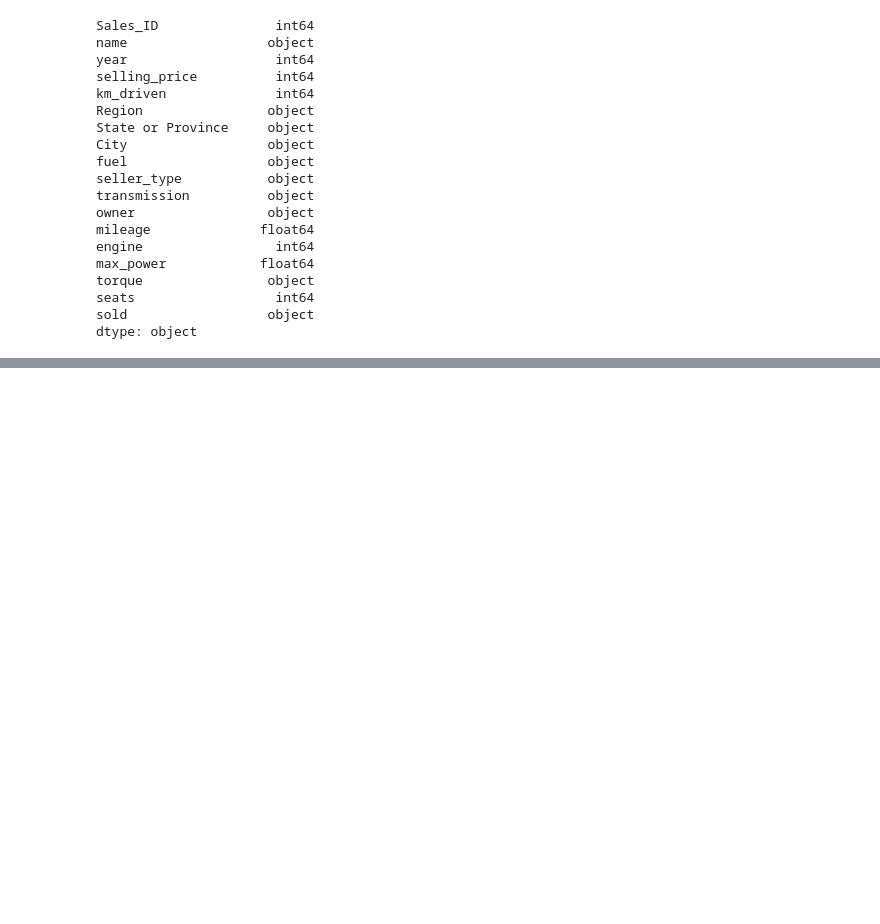
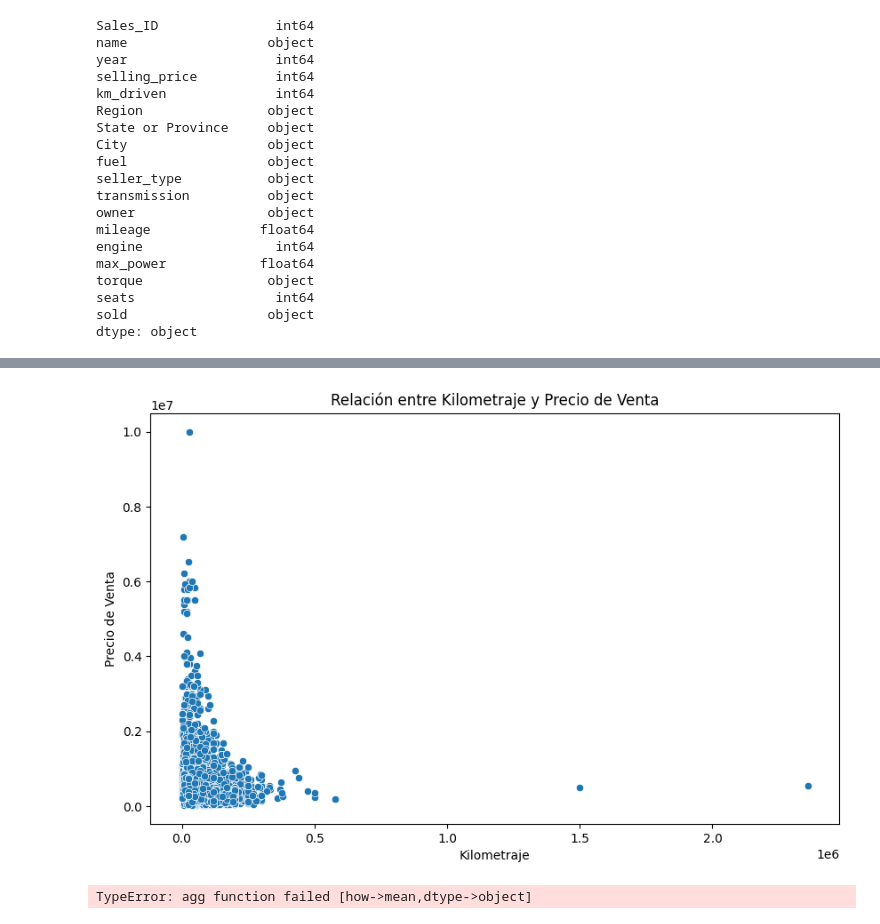
Before and after one commit to ricardomol23/DataProgramming, a Jupyter notebook: Laboratorios/project/test_1.ipynb, the cells around one changed output, grey strips where cells are left out. Drawn from its saved outputs; the diff is of its cells as text; code cells hidden in the pictures; blank space fills up the shorter version.

```diff
--- a/Laboratorios/project/test_1.ipynb
+++ b/Laboratorios/project/test_1.ipynb
@@ -71,0 +202,37 @@ dtype: object
+# %%
+import pandas as pd
+import seaborn as sns
+import matplotlib.pyplot as plt
+
+# Suponiendo que 'red' es tu DataFrame cargado con los datos
+
+# Relación entre Kilometraje y Precio de Venta
+plt.figure(figsize=(10, 6))
+sns.scatterplot(x='km_driven', y='selling_price', data=red)
+plt.title('Relación entre Kilometraje y Precio de Venta')
+plt.xlabel('Kilometraje')
+plt.ylabel('Precio de Venta')
+plt.show()
+
+# Probabilidad de Venta en función del Kilometraje
+red['mileage_group'] = pd.cut(red['mileage'], bins=5)  # Divide el kilometraje en 5 grupos
+mileage_sales = red.groupby('mileage_group')['sold'].mean()
+plt.figure(figsize=(10, 6))
+mileage_sales.plot(kind='bar')
+plt.title('Probabilidad de Venta en función del Kilometraje')
+plt.xlabel('Grupo de Kilometraje')
+plt.ylabel('Probabilidad de Venta')
+plt.xticks(rotation=45)
+plt.show()
+
+# Comparación de Kilometraje entre Vehículos Vendidos y No Vendidos
+plt.figure(figsize=(10, 6))
+sns.boxplot(x='sold', y='km_driven', data=red)
+plt.title('Comparación de Kilometraje entre Vehículos Vendidos y No Vendidos')
+plt.xlabel('Vendido')
+plt.ylabel('Kilometraje')
+plt.xticks([0, 1], ['No Vendido', 'Vendido'])
+plt.show()
+# %% [output]
+[figure, added]
+TypeError: agg function failed [how->mean,dtype->object]
```
Also changed, not shown: parts of 11 cells of this notebook, 2 other files.
